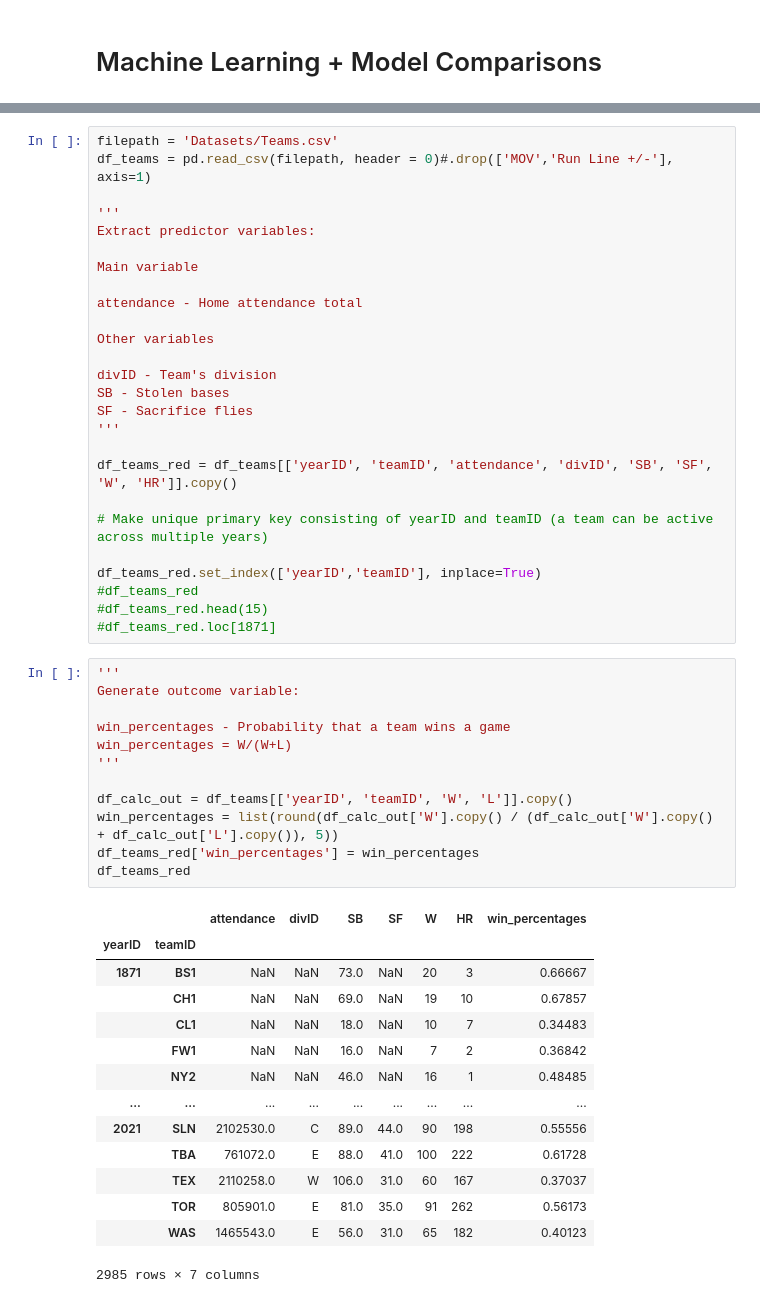
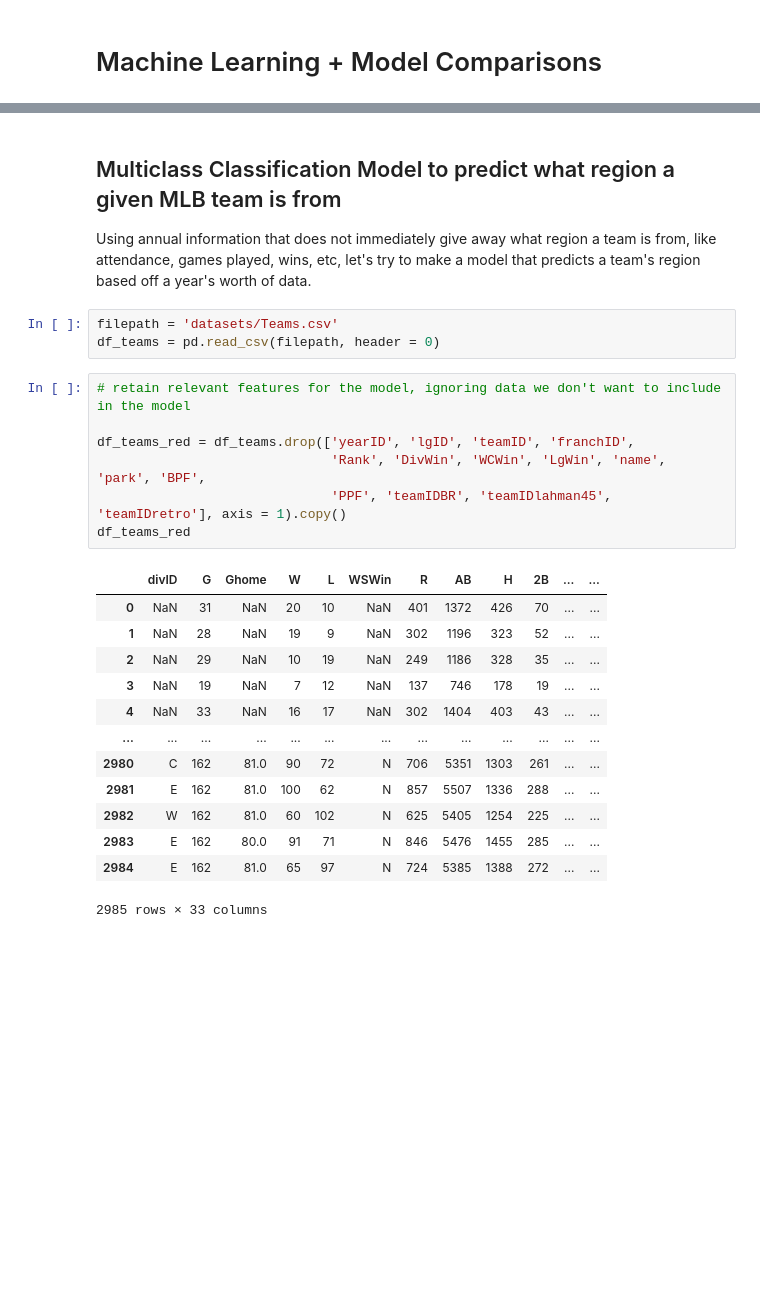
Before and after one commit to skyfall17/MLB_Statistics, a Jupyter notebook: Capstone Project .ipynb, the cells around one changed output, grey strips where cells are left out. Cells and saved outputs as stored; diff of their text form; blank space fills up the shorter version.

```diff
--- a/Capstone Project .ipynb
+++ b/Capstone Project .ipynb
@@ -779,54 +796,28 @@ Requirement already satisfied: six in c:\users\zhrac\anaconda3\lib\site-packages
+# %% [markdown]
+## Multiclass Classification Model to predict what region a given MLB team is from
+Using annual information that does not immediately give away what region a team is from, like attendance, games played, wins, etc, let's try to make a model that predicts a team's region based off a year's worth of data.
 # %%
-filepath = 'Datasets/Teams.csv'
-df_teams = pd.read_csv(filepath, header = 0)#.drop(['MOV','Run Line +/-'], axis=1)
-
-'''
-Extract predictor variables:
-
-Main variable
-
-attendance - Home attendance total
-
-Other variables
-
-divID - Team's division
-SB - Stolen bases
-SF - Sacrifice flies
-'''
-
-df_teams_red = df_teams[['yearID', 'teamID', 'attendance', 'divID', 'SB', 'SF', 'W', 'HR']].copy()
-
-# Make unique primary key consisting of yearID and teamID (a team can be active across multiple years)
-
-df_teams_red.set_index(['yearID','teamID'], inplace=True)
-#df_teams_red
-#df_teams_red.head(15)
-#df_teams_red.loc[1871]
+filepath = 'datasets/Teams.csv'
+df_teams = pd.read_csv(filepath, header = 0)
 # %%
-'''
-Generate outcome variable:
+# retain relevant features for the model, ignoring data we don't want to include in the model
 
-win_percentages - Probability that a team wins a game
-win_percentages = W/(W+L)
-'''
-
-df_calc_out = df_teams[['yearID', 'teamID', 'W', 'L']].copy()
-win_percentages = list(round(df_calc_out['W'].copy() / (df_calc_out['W'].copy() + df_calc_out['L'].copy()), 5))
-df_teams_red['win_percentages'] = win_percentages
+df_teams_red = df_teams.drop(['yearID', 'lgID', 'teamID', 'franchID',
+                              'Rank', 'DivWin', 'WCWin', 'LgWin', 'name', 'park', 'BPF',
+                              'PPF', 'teamIDBR', 'teamIDlahman45', 'teamIDretro'], axis = 1).copy()
 df_teams_red
 # %% [output]
-|  |  | attendance | divID | SB | SF | W | HR | win_percentages |
-| yearID | teamID |  |  |  |  |  |  |  |
-| 1871 | BS1 | NaN | NaN | 73.0 | NaN | 20 | 3 | 0.66667 |
-|  | CH1 | NaN | NaN | 69.0 | NaN | 19 | 10 | 0.67857 |
-|  | CL1 | NaN | NaN | 18.0 | NaN | 10 | 7 | 0.34483 |
-|  | FW1 | NaN | NaN | 16.0 | NaN | 7 | 2 | 0.36842 |
-|  | NY2 | NaN | NaN | 46.0 | NaN | 16 | 1 | 0.48485 |
-| ... | ... | ... | ... | ... | ... | ... | ... | ... |
-| 2021 | SLN | 2102530.0 | C | 89.0 | 44.0 | 90 | 198 | 0.55556 |
-|  | TBA | 761072.0 | E | 88.0 | 41.0 | 100 | 222 | 0.61728 |
-|  | TEX | 2110258.0 | W | 106.0 | 31.0 | 60 | 167 | 0.37037 |
-|  | TOR | 805901.0 | E | 81.0 | 35.0 | 91 | 262 | 0.56173 |
-|  | WAS | 1465543.0 | E | 56.0 | 31.0 | 65 | 182 | 0.40123 |
+|  | divID | G | Ghome | W | L | WSWin | R | AB | H | 2B | ... | ... |
+| 0 | NaN | 31 | NaN | 20 | 10 | NaN | 401 | 1372 | 426 | 70 | ... | ... |
+| 1 | NaN | 28 | NaN | 19 | 9 | NaN | 302 | 1196 | 323 | 52 | ... | ... |
+| 2 | NaN | 29 | NaN | 10 | 19 | NaN | 249 | 1186 | 328 | 35 | ... | ... |
+| 3 | NaN | 19 | NaN | 7 | 12 | NaN | 137 | 746 | 178 | 19 | ... | ... |
+| 4 | NaN | 33 | NaN | 16 | 17 | NaN | 302 | 1404 | 403 | 43 | ... | ... |
+| ... | ... | ... | ... | ... | ... | ... | ... | ... | ... | ... | ... | ... |
+| 2980 | C | 162 | 81.0 | 90 | 72 | N | 706 | 5351 | 1303 | 261 | ... | ... |
+| 2981 | E | 162 | 81.0 | 100 | 62 | N | 857 | 5507 | 1336 | 288 | ... | ... |
+| 2982 | W | 162 | 81.0 | 60 | 102 | N | 625 | 5405 | 1254 | 225 | ... | ... |
+| 2983 | E | 162 | 80.0 | 91 | 71 | N | 846 | 5476 | 1455 | 285 | ... | ... |
+| 2984 | E | 162 | 81.0 | 65 | 97 | N | 724 | 5385 | 1388 | 272 | ... | ... |
-2985 rows × 7 columns
+2985 rows × 33 columns
 # %%
```
Also changed, not shown: parts of 63 cells of this notebook, 39 other files.
